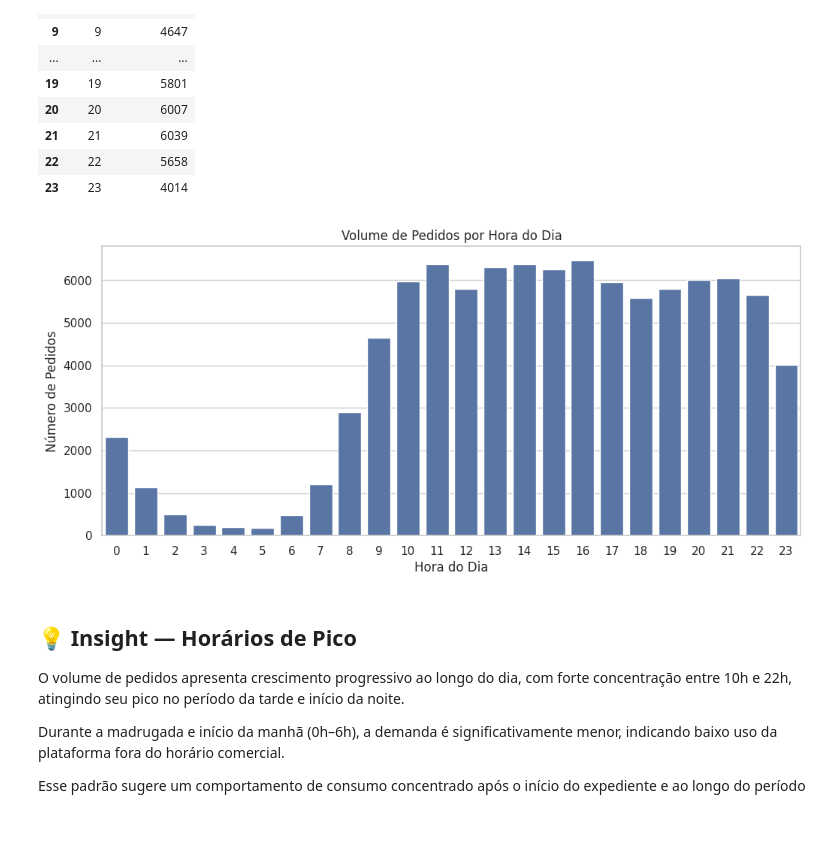
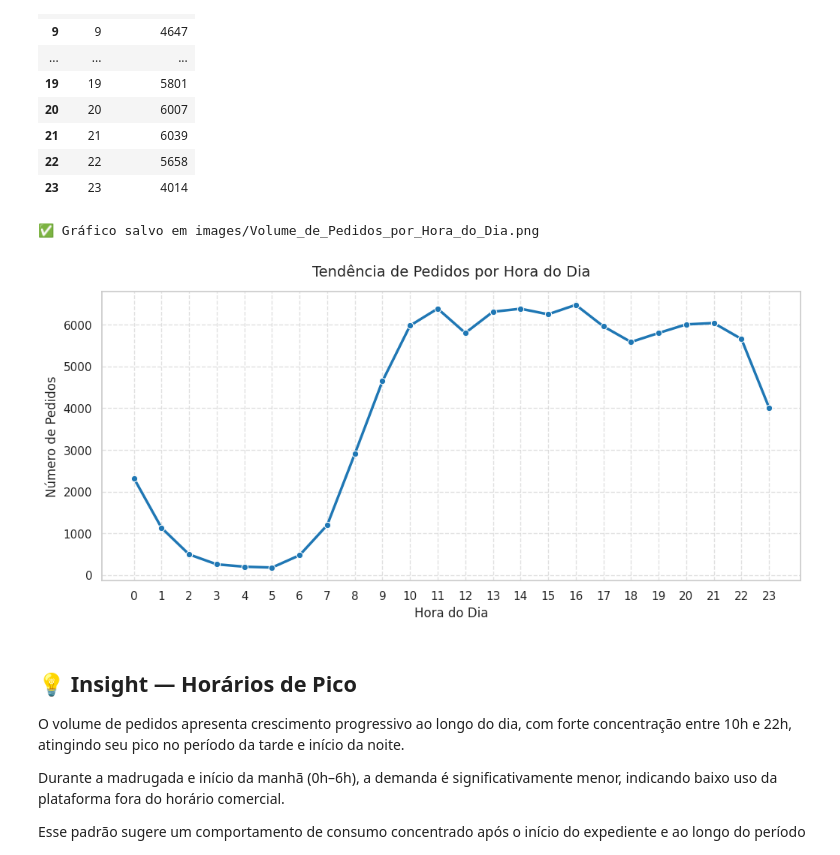
Before and after one commit to realcoli/olist-operational-analysis, a Jupyter notebook: olist_operational_analysis.ipynb, the cells around one changed output. Drawn from its saved outputs; the diff is of its cells as text; code cells hidden in the pictures; blank space fills up the shorter version.

```diff
--- a/olist_operational_analysis.ipynb
+++ b/olist_operational_analysis.ipynb
@@ -43,6 +43,13 @@ import seaborn as sns
 import zipfile
 import os
 
+# cria pasta de imagens automaticamente
+os.makedirs('images', exist_ok=True)
+
+def salvar_grafico(nome):
+    plt.savefig(f'images/{nome}.png', dpi=300, bbox_inches='tight')
+    print(f'✅ Gráfico salvo em images/{nome}.png')
+
 from scipy.stats import zscore
 from math import radians, sin, cos, sqrt, atan2
 
@@ -228,15 +229,27 @@ orders_by_hour
 | 22 | 22 | 5658 |
 | 23 | 23 | 4014 |
 # %%
+# Definindo a figura
 plt.figure(figsize=(12, 5))
-sns.barplot(data=orders_by_hour, x='hour', y='total_orders')
 
-plt.title('Volume de Pedidos por Hora do Dia')
-plt.xlabel('Hora do Dia')
-plt.ylabel('Número de Pedidos')
+# Alterado para lineplot para destacar a tendência contínua do tempo
+sns.lineplot(data=orders_by_hour, x='hour', y='total_orders', marker='o', color='#1f77b4', linewidth=2.5)
+
+# Títulos e rótulos
+plt.title('Tendência de Pedidos por Hora do Dia', fontsize=14, pad=15)
+plt.xlabel('Hora do Dia', fontsize=12)
+plt.ylabel('Número de Pedidos', fontsize=12)
+
+# Ajuste fino dos eixos
+plt.xticks(range(0, 24))
+plt.grid(True, linestyle='--', alpha=0.6)
+
+# Salvando e exibindo
+salvar_grafico('Volume_de_Pedidos_por_Hora_do_Dia')
 plt.show()
 # %% [output]
+✅ Gráfico salvo em images/Volume_de_Pedidos_por_Hora_do_Dia.png
-[figure, old version]
+[figure, new version]
 # %% [markdown]
 ## 💡 Insight — Horários de Pico
 
```
Also changed, not shown: parts of 5 cells of this notebook.
